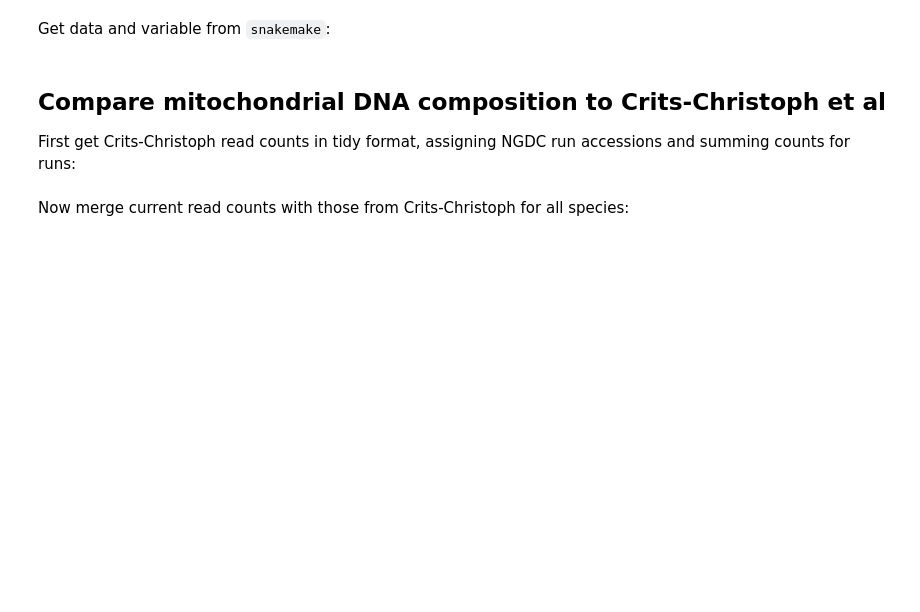
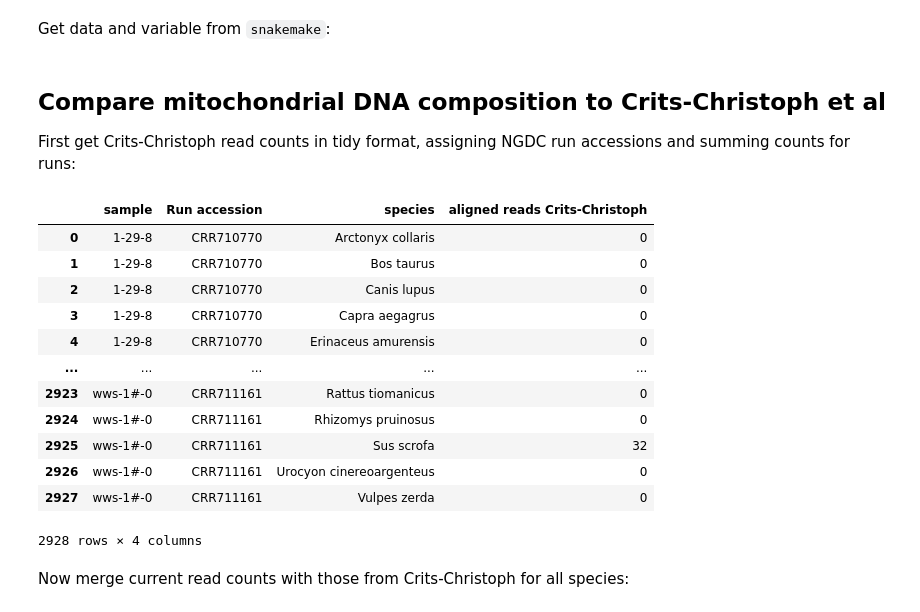
Before and after one commit to jbloom/Huanan_market_samples, a Jupyter notebook: notebooks/make_plots.py.ipynb, the cells around one changed output. Cells and saved outputs as stored; diff of their text form; code cells hidden in the pictures; blank space fills up the shorter version.

```diff
--- a/notebooks/make_plots.py.ipynb
+++ b/notebooks/make_plots.py.ipynb
@@ -39,29 +33,44 @@ First get Crits-Christoph read counts in tidy format, assigning NGDC run accessi
 # %%
 crits_christoph_read_counts_tidy = (
     crits_christoph_read_counts
     .drop(columns=["Location", "Sample_name"])
     .merge(
         ngdc_to_crits_christoph
         .assign(Filename=lambda x: x["fastq Crits-Christoph"].map(lambda s: s.split(".")[0]))
         .rename(columns={"Run accession NGDC": "Run accession"})
         [["Filename", "Run accession"]]
         .drop_duplicates(),
         validate="one_to_one",
     )
     .merge(
-        sars2_mito_aligned_by_run[["Run accession", "sample"]].drop_duplicates(),
+        sars2_aligned_by_run[["Run accession", "sample"]].drop_duplicates(),
         validate="many_to_one",
+        how="left",
     )
     .melt(
         id_vars=["sample", "Run accession", "Filename"],
         var_name="species",
-        value_name="alignment count Crits-Christoph",
+        value_name="aligned reads Crits-Christoph",
     )
     .groupby(["sample", "Run accession", "species"], as_index=False)
-    .aggregate({"alignment count Crits-Christoph": "sum"})
+    .aggregate({"aligned reads Crits-Christoph": "sum"})
 )
 
 crits_christoph_read_counts_tidy
+# %% [output]
+|  | sample | Run accession | species | aligned reads Crits-Christoph |
+| 0 | 1-29-8 | CRR710770 | Arctonyx collaris | 0 |
+| 1 | 1-29-8 | CRR710770 | Bos taurus | 0 |
+| 2 | 1-29-8 | CRR710770 | Canis lupus | 0 |
+| 3 | 1-29-8 | CRR710770 | Capra aegagrus | 0 |
+| 4 | 1-29-8 | CRR710770 | Erinaceus amurensis | 0 |
+| ... | ... | ... | ... | ... |
+| 2923 | wws-1#-0 | CRR711161 | Rattus tiomanicus | 0 |
+| 2924 | wws-1#-0 | CRR711161 | Rhizomys pruinosus | 0 |
+| 2925 | wws-1#-0 | CRR711161 | Sus scrofa | 32 |
+| 2926 | wws-1#-0 | CRR711161 | Urocyon cinereoargenteus | 0 |
+| 2927 | wws-1#-0 | CRR711161 | Vulpes zerda | 0 |
+2928 rows × 4 columns
 # %% [markdown]
 Now merge current read counts with those from Crits-Christoph for all species:
 # %%
```
Also changed, not shown: parts of 10 cells of this notebook.
